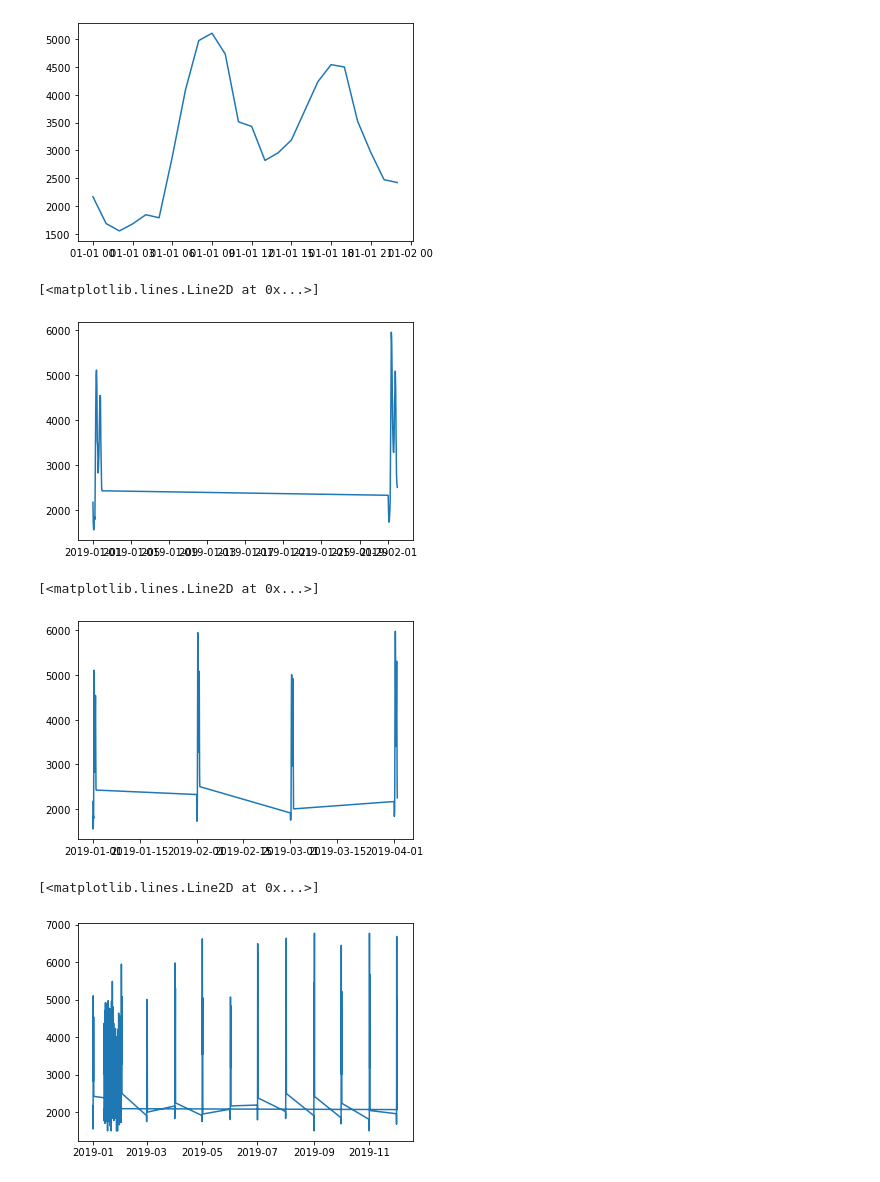
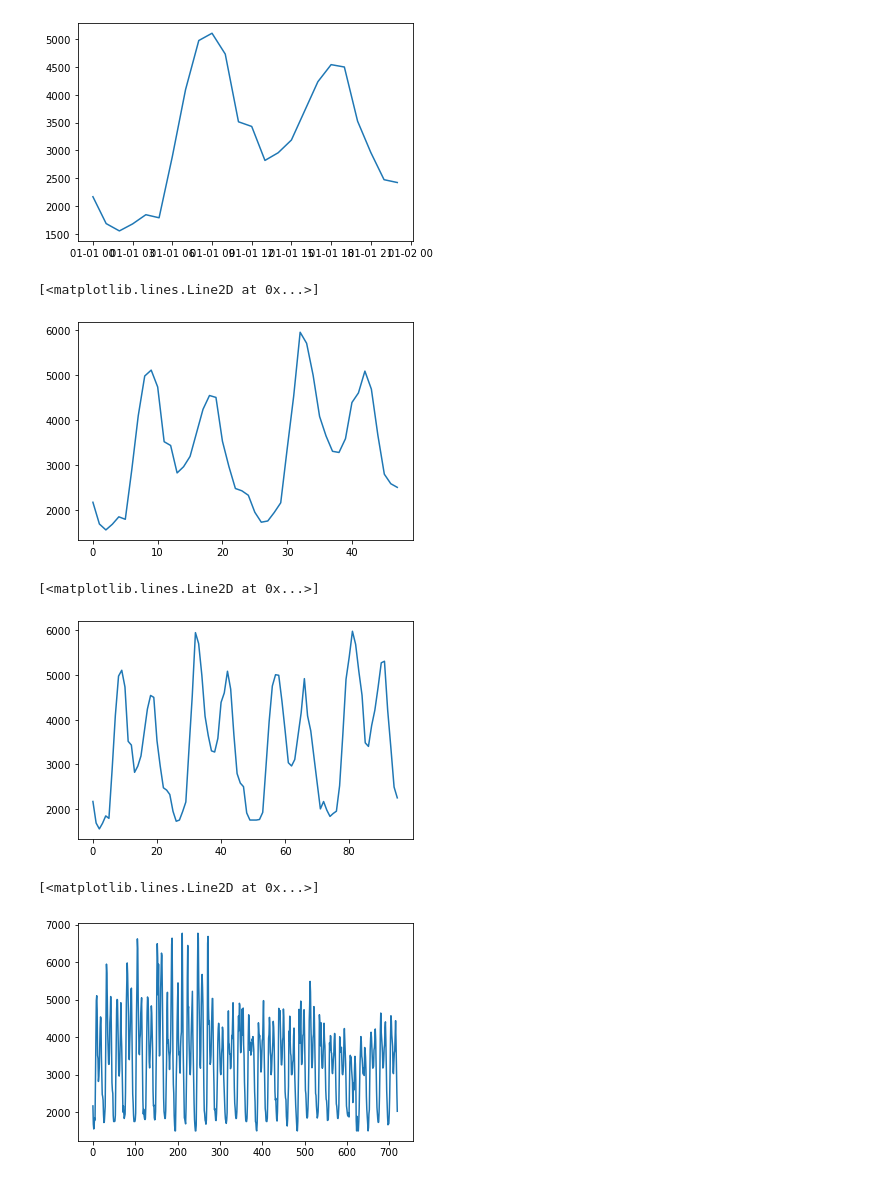
Before and after one commit to amit786ola/THESIS, a Jupyter notebook: IEX.ipynb, the cells around one changed output. Saved outputs shown, nothing was run; the diff lists cells and outputs as text; code cells hidden in the pictures.

```diff
--- a/IEX.ipynb
+++ b/IEX.ipynb
@@ -53,14 +72,14 @@ plt.plot(df1['Date | Hour Block'],df1['A1'])
 #intra-day hourly seasonality
 # %%
 df1=df.iloc[:48,:]#2 days
-plt.plot(df1['Date | Hour Block'],df1['A1'])
+plt.plot(df1['A1'])
 # %% [output]
 [<matplotlib.lines.Line2D at 0x...>]
-[figure, old version]
+[figure, new version]
 # %%
 df1=df.iloc[:96,:]#4 days
-plt.plot(df1['Date | Hour Block'],df1['A1'])
+plt.plot(df1['A1'])
 # %% [output]
 [<matplotlib.lines.Line2D at 0x...>]
-[figure, old version]
+[figure, new version]
 # %%
@@ -68,8 +87,8 @@ plt.plot(df1['Date | Hour Block'],df1['A1'])
 # %%
 df1=df.iloc[:720,:]#1 month
-plt.plot(df1['Date | Hour Block'],df1['A1'])
+plt.plot(df1['A1'])
 # %% [output]
 [<matplotlib.lines.Line2D at 0x...>]
-[figure, old version]
+[figure, new version]
 # %%
 df1=df.iloc[:5000,:]#2 week
```
Also changed, not shown: parts of 7 cells of this notebook.
